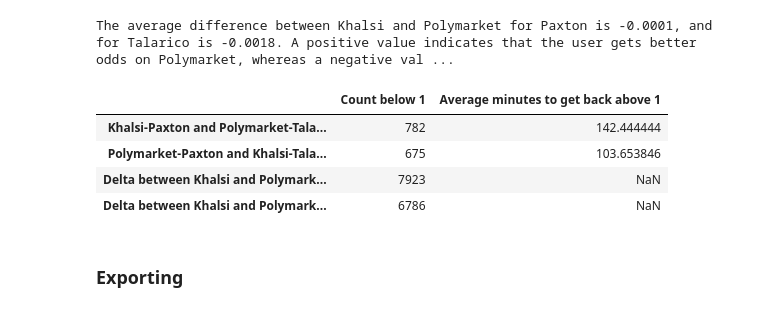
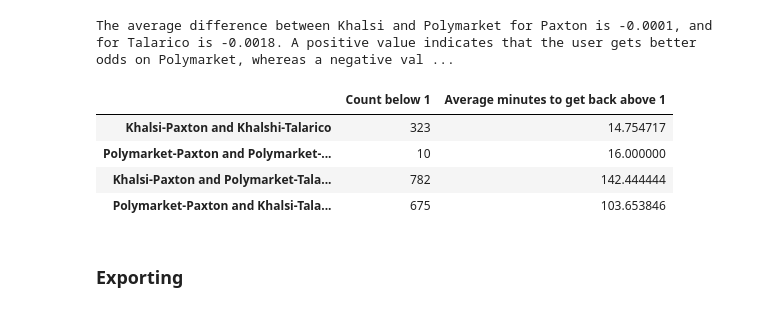
Before and after one commit to Thomas-Mulder/Assignment1, a Jupyter notebook: texas_senate_consolidated.ipynb, the cells around one changed output. Saved outputs shown, nothing was run; the diff lists cells and outputs as text; code cells hidden in the pictures.

```diff
--- a/texas_senate_consolidated.ipynb
+++ b/texas_senate_consolidated.ipynb
@@ -359,36 +359,36 @@ print(
 # %% [output]
 The average difference between Khalsi and Polymarket for Paxton is -0.0001, and for Talarico is -0.0018. A positive value indicates that the user gets better odds on Polymarket, whereas a negative val ...
 # %%
-analysis = (df.iloc[:, -4:] < 1).sum().to_frame(name="Times the sum is below 1")
+analysis = (df.iloc[:, -6:-2] < 1).sum().to_frame(name="Times the sum is below 1")
 
 def average_rows_to_above(series):
     start = None
     durations = []
 
     for row, value in enumerate(series):
         if pd.isna(value):
             continue
 
         if start is None and value < 1:
             start = row
         elif start is not None and value > 1:
             durations.append(row - start)
             start = None
 
     return np.mean(durations) if durations else np.nan
 
-cols = df.iloc[:, -4:]
+cols = df.iloc[:, -6:-2]
 
 analysis = (cols < 1).sum().to_frame(name="Count below 1")
 analysis["Average minutes to get back above 1"] = cols.apply(average_rows_to_above)
 
 analysis
 # %% [output]
 |  | Count below 1 | Average minutes to get back above 1 |
+| Khalsi-Paxton and Khalshi-Talarico | 323 | 14.754717 |
+| Polymarket-Paxton and Polymarket-... | 10 | 16.000000 |
 | Khalsi-Paxton and Polymarket-Tala... | 782 | 142.444444 |
 | Polymarket-Paxton and Khalsi-Tala... | 675 | 103.653846 |
-| Delta between Khalsi and Polymark... | 7923 | NaN |
-| Delta between Khalsi and Polymark... | 6786 | NaN |
 # %% [markdown]
 ### Exporting
 # %%
```
